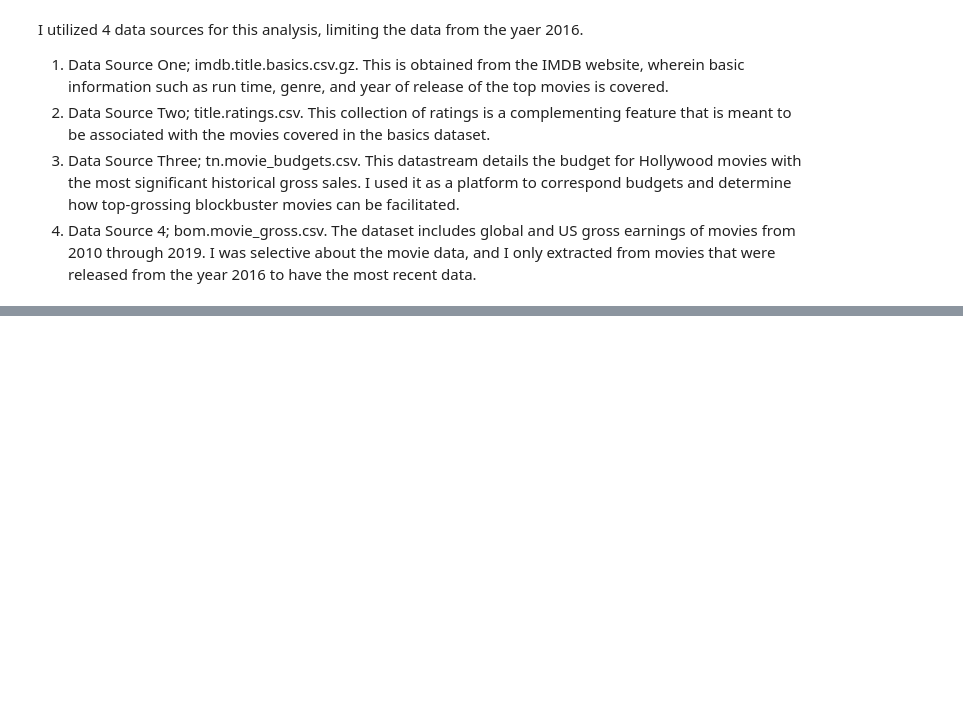
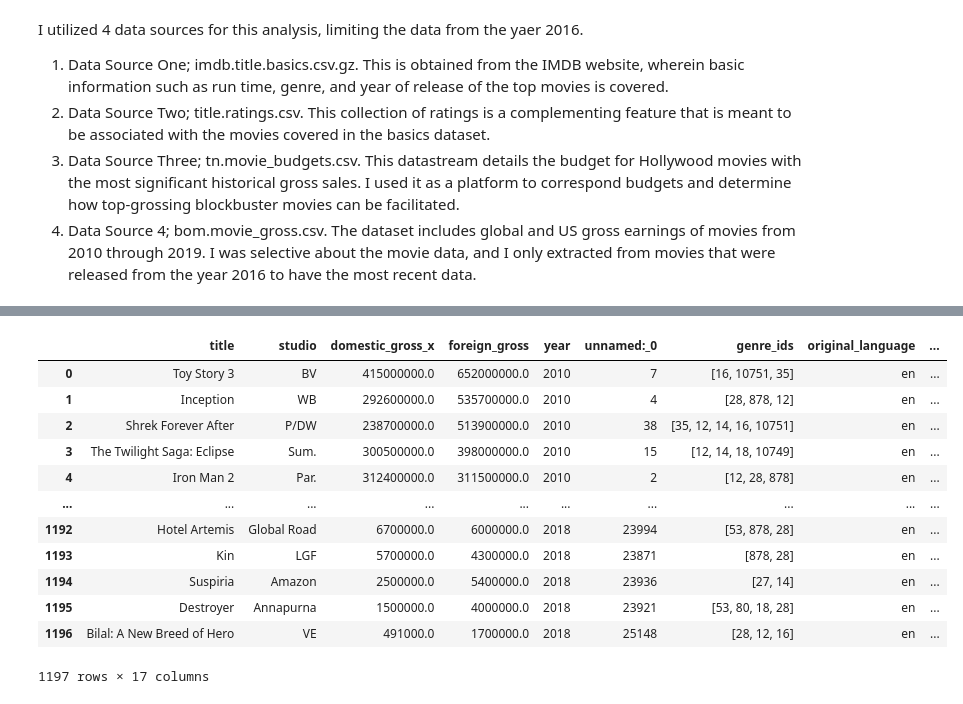
Before and after one commit to josephinemaro/dsc-phase-1-project-v2-4, a Jupyter notebook: student.ipynb, the cells around one changed output, grey strips where cells are left out. Saved outputs shown, nothing was run; the diff lists cells and outputs as text; code cells hidden in the pictures; blank space fills up the shorter version.

```diff
--- a/student.ipynb
+++ b/student.ipynb
@@ -39,0 +182,18 @@ I utilized 4 data sources for this analysis, limiting the data from the yaer 201
+# %%
+#clean tn movie budgets
+# Remove duplicates
+movie_budgets = movie_budgets.drop_duplicates()
+
+# Convert monetary columns to numeric data types
+cols_to_convert = ['production_budget', 'domestic_gross', 'worldwide_gross']
+for col in cols_to_convert:
+    movie_budgets[col] = movie_budgets[col].str.replace('$', '').str.replace(',', '').astype(float)
+
+# Convert release_date to datetime
+movie_budgets['release_date'] = pd.to_datetime(movie_budgets['release_date'], errors='coerce')
+
+# Standardize column names (optional)
+movie_budgets.columns = movie_budgets.columns.str.lower().str.replace(' ', '_')
+
+# Display cleaned DataFrame
+movie_budgets
@@ -39,0 +224,26 @@ I utilized 4 data sources for this analysis, limiting the data from the yaer 201
+# %%
+# Merge movie_gross and tmdb DataFrames
+merged_df = pd.merge(movie_gross, tmdb, left_on='title', right_on='title', how='inner')
+
+# Merge with movie_budgets DataFrame
+merged_df = pd.merge(merged_df, movie_budgets, left_on='title', right_on='movie', how='inner')
+
+# # Drop unnecessary columns
+merged_df = merged_df.drop(columns=['id_x', 'id_y', 'movie'])
+
+# # Display the merged DataFrame
+merged_df
+# %% [output]
+|  | title | studio | domestic_gross_x | foreign_gross | year | unnamed:_0 | genre_ids | original_language | ... |
+| 0 | Toy Story 3 | BV | 415000000.0 | 652000000.0 | 2010 | 7 | [16, 10751, 35] | en | ... |
+| 1 | Inception | WB | 292600000.0 | 535700000.0 | 2010 | 4 | [28, 878, 12] | en | ... |
+| 2 | Shrek Forever After | P/DW | 238700000.0 | 513900000.0 | 2010 | 38 | [35, 12, 14, 16, 10751] | en | ... |
+| 3 | The Twilight Saga: Eclipse | Sum. | 300500000.0 | 398000000.0 | 2010 | 15 | [12, 14, 18, 10749] | en | ... |
+| 4 | Iron Man 2 | Par. | 312400000.0 | 311500000.0 | 2010 | 2 | [12, 28, 878] | en | ... |
+| ... | ... | ... | ... | ... | ... | ... | ... | ... | ... |
+| 1192 | Hotel Artemis | Global Road | 6700000.0 | 6000000.0 | 2018 | 23994 | [53, 878, 28] | en | ... |
+| 1193 | Kin | LGF | 5700000.0 | 4300000.0 | 2018 | 23871 | [878, 28] | en | ... |
+| 1194 | Suspiria | Amazon | 2500000.0 | 5400000.0 | 2018 | 23936 | [27, 14] | en | ... |
+| 1195 | Destroyer | Annapurna | 1500000.0 | 4000000.0 | 2018 | 23921 | [53, 80, 18, 28] | en | ... |
+| 1196 | Bilal: A New Breed of Hero | VE | 491000.0 | 1700000.0 | 2018 | 25148 | [28, 12, 16] | en | ... |
+1197 rows × 17 columns
```
Also changed, not shown: parts of 22 cells of this notebook.
